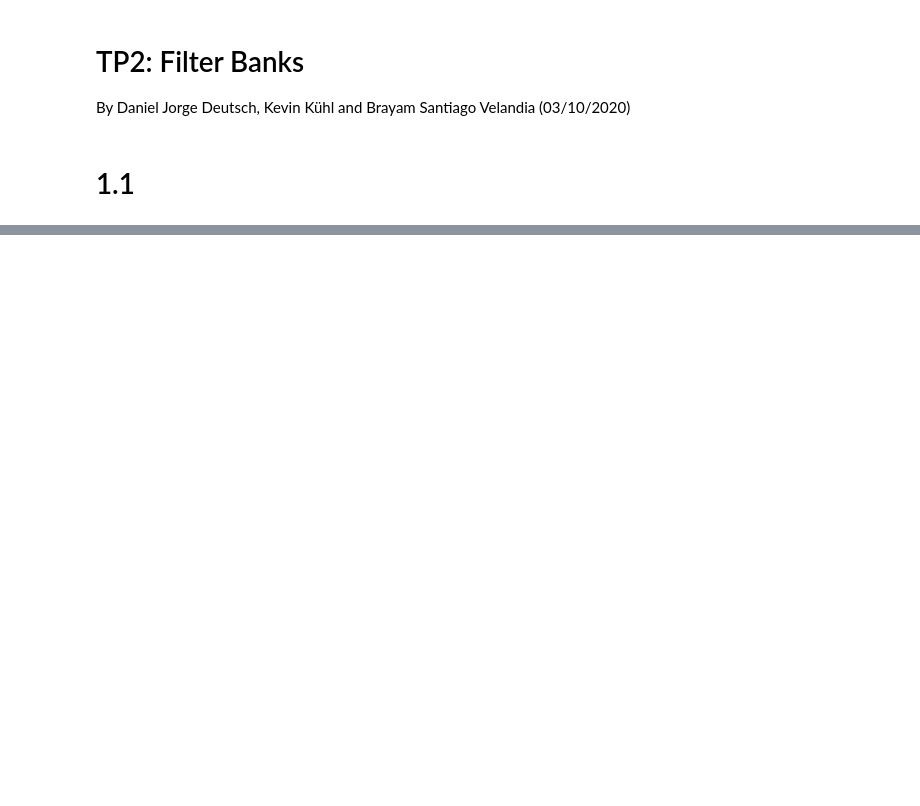
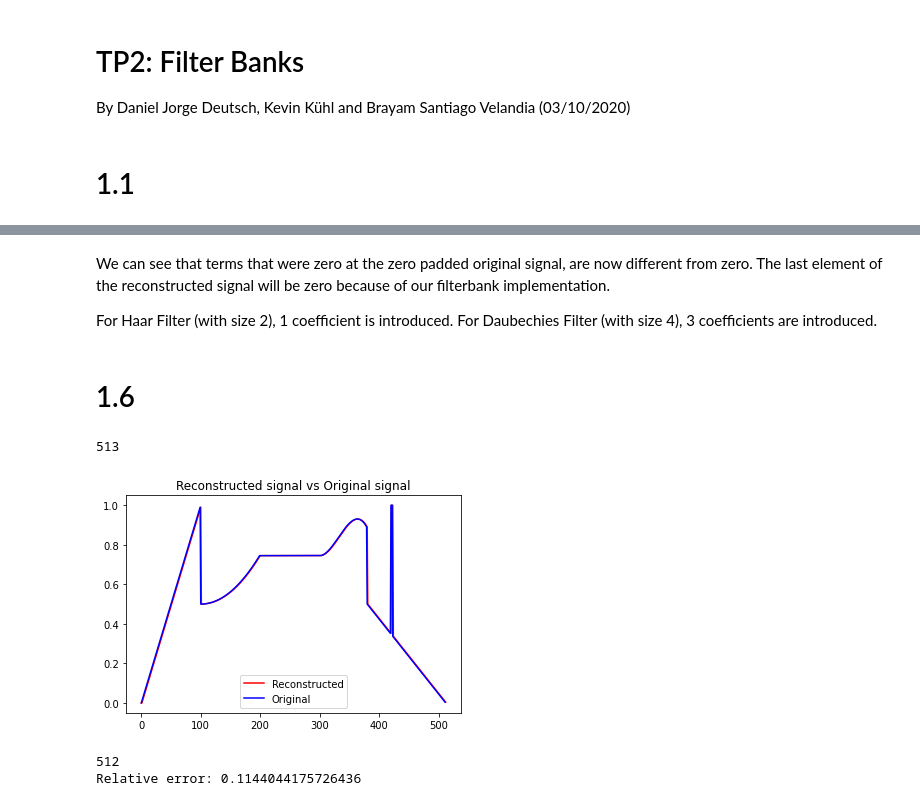
Before and after one commit to daniel-deutsch/TSIA201, a Jupyter notebook: TP3/main.ipynb, the cells around one changed output, grey strips where cells are left out. Drawn from its saved outputs; the diff is of its cells as text; code cells hidden in the pictures; blank space fills up the shorter version.

```diff
--- a/TP3/main.ipynb
+++ b/TP3/main.ipynb
@@ -251,0 +371,7 @@ def cqf_analysis_filterbank(x, h0):
+# %% [markdown]
+We can see that terms that were zero at the zero padded original signal, are now different from zero. The last element of the reconstructed signal will be zero because of our filterbank implementation.
+
+For Haar Filter (with size 2), 1 coefficient is introduced.
+For Daubechies Filter (with size 4), 3 coefficients are introduced.
+# %% [markdown]
+# 1.6
@@ -251,0 +413,24 @@ def cqf_analysis_filterbank(x, h0):
+# %%
+h0 = np.zeros(2)
+h0[0] = 0.707106781187
+h0[1] = 0.707106781187
+
+h0 = Filter("h0", tdata=h0)
+
+x_haar = Signal("x_haar", tdata=x)
+
+v0, v1 = cqf_analysis_filterbank_periodisation(x_daubechies,h0)
+y_haar = cqf_synthesis_filterbank_periodisation(v0,v1,h0)
+print(y_haar.tdata.size)
+plt.plot(y_haar.tdata, color="red")
+plt.plot(x, color="blue")
+plt.legend(["Reconstructed", "Original"])
+plt.title("Reconstructed signal vs Original signal")
+plt.show()
+print(x.size)
+print("Relative error: {}".format(np.linalg.norm(x-y_daubechies.tdata[h0.tdata.size-1:x.size+h0.tdata.size-1])/np.linalg.norm(x)))
+# %% [output]
+513
+[figure, added]
+512
+Relative error: 0.1144044175726436
```
Also changed, not shown: parts of 19 cells of this notebook, 4 other files.
